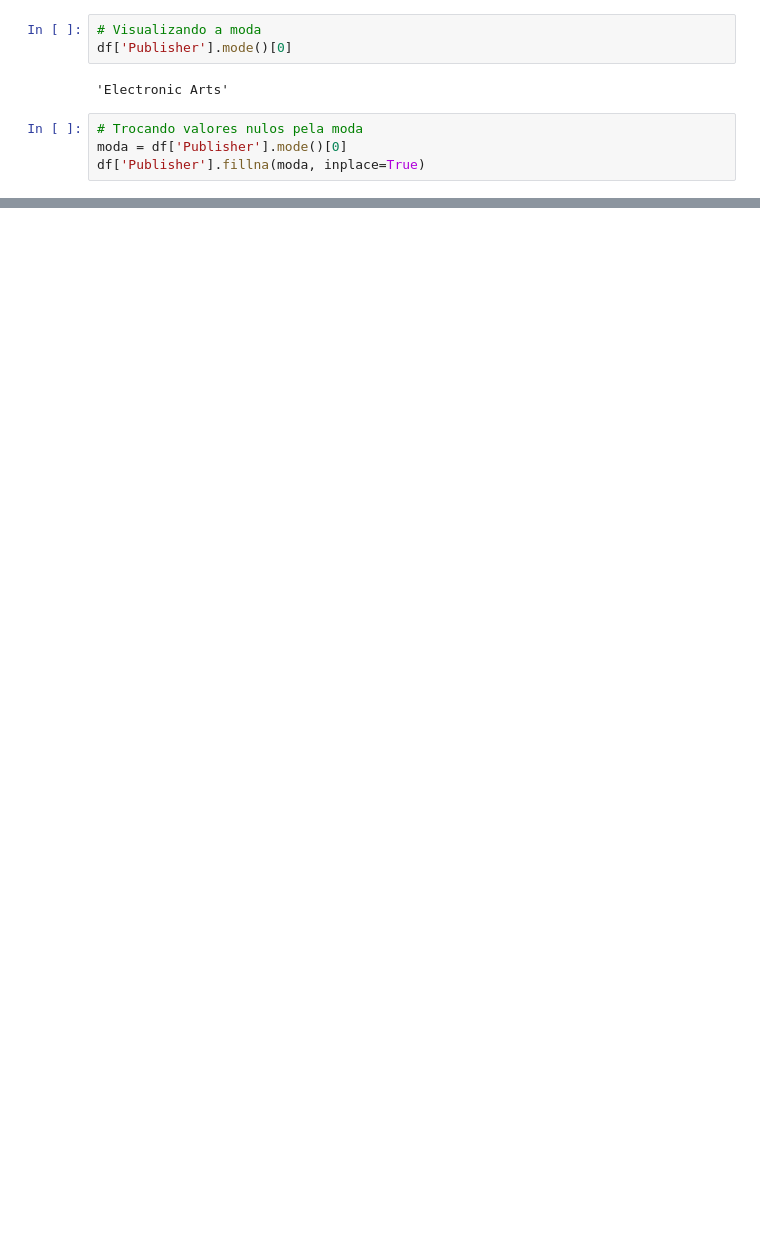
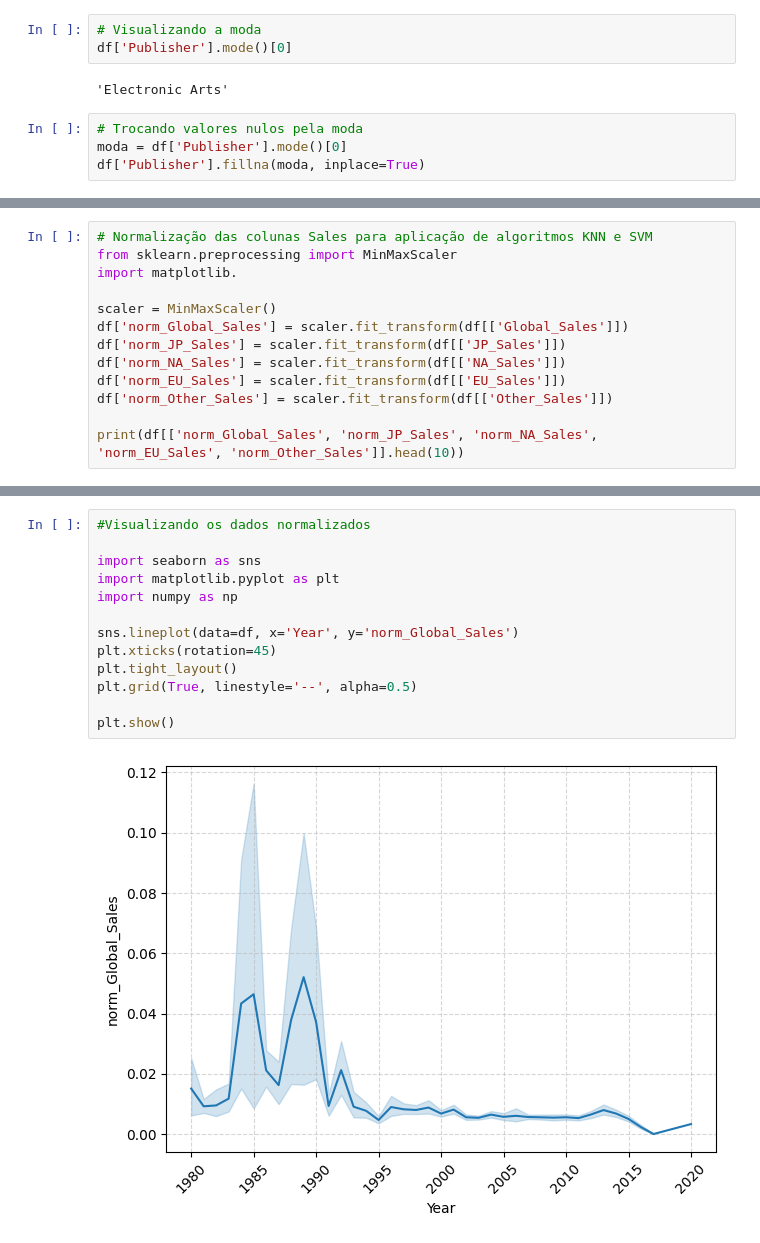
Before and after one commit to RosettiBR/ETL-Video-Game-Sales, a Jupyter notebook: main.ipynb, the cells around one changed output, grey strips where cells are left out. Cells and saved outputs as stored; diff of their text form; blank space fills up the shorter version.

```diff
--- a/main.ipynb
+++ b/main.ipynb
@@ -171,0 +159,13 @@ print(top_20)
+# %%
+# Normalização das colunas Sales para aplicação de algoritmos KNN e SVM
+from sklearn.preprocessing import MinMaxScaler
+import matplotlib.
+
+scaler = MinMaxScaler()
+df['norm_Global_Sales'] = scaler.fit_transform(df[['Global_Sales']])
+df['norm_JP_Sales'] = scaler.fit_transform(df[['JP_Sales']])
+df['norm_NA_Sales'] = scaler.fit_transform(df[['NA_Sales']])
+df['norm_EU_Sales'] = scaler.fit_transform(df[['EU_Sales']])
+df['norm_Other_Sales'] = scaler.fit_transform(df[['Other_Sales']])
+
+print(df[['norm_Global_Sales', 'norm_JP_Sales', 'norm_NA_Sales', 'norm_EU_Sales', 'norm_Other_Sales']].head(10))
@@ -171,0 +190,15 @@ print(top_20)
+# %%
+#Visualizando os dados normalizados
+
+import seaborn as sns
+import matplotlib.pyplot as plt
+import numpy as np
+
+sns.lineplot(data=df, x='Year', y='norm_Global_Sales')
+plt.xticks(rotation=45)
+plt.tight_layout()
+plt.grid(True, linestyle='--', alpha=0.5)
+
+plt.show()
+# %% [output]
+[figure, added]
```
Also changed, not shown: parts of 19 cells of this notebook, 2 other files.
